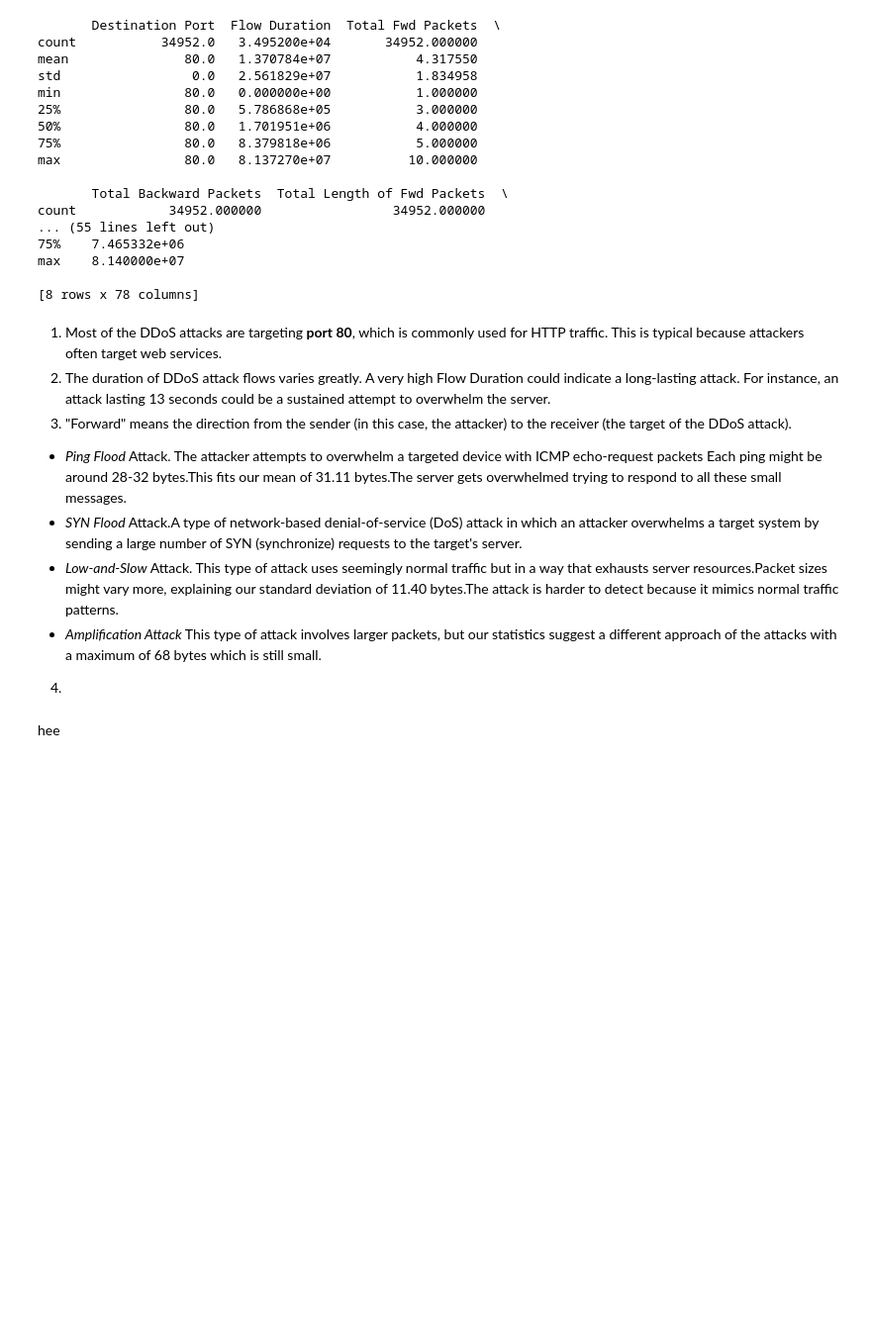
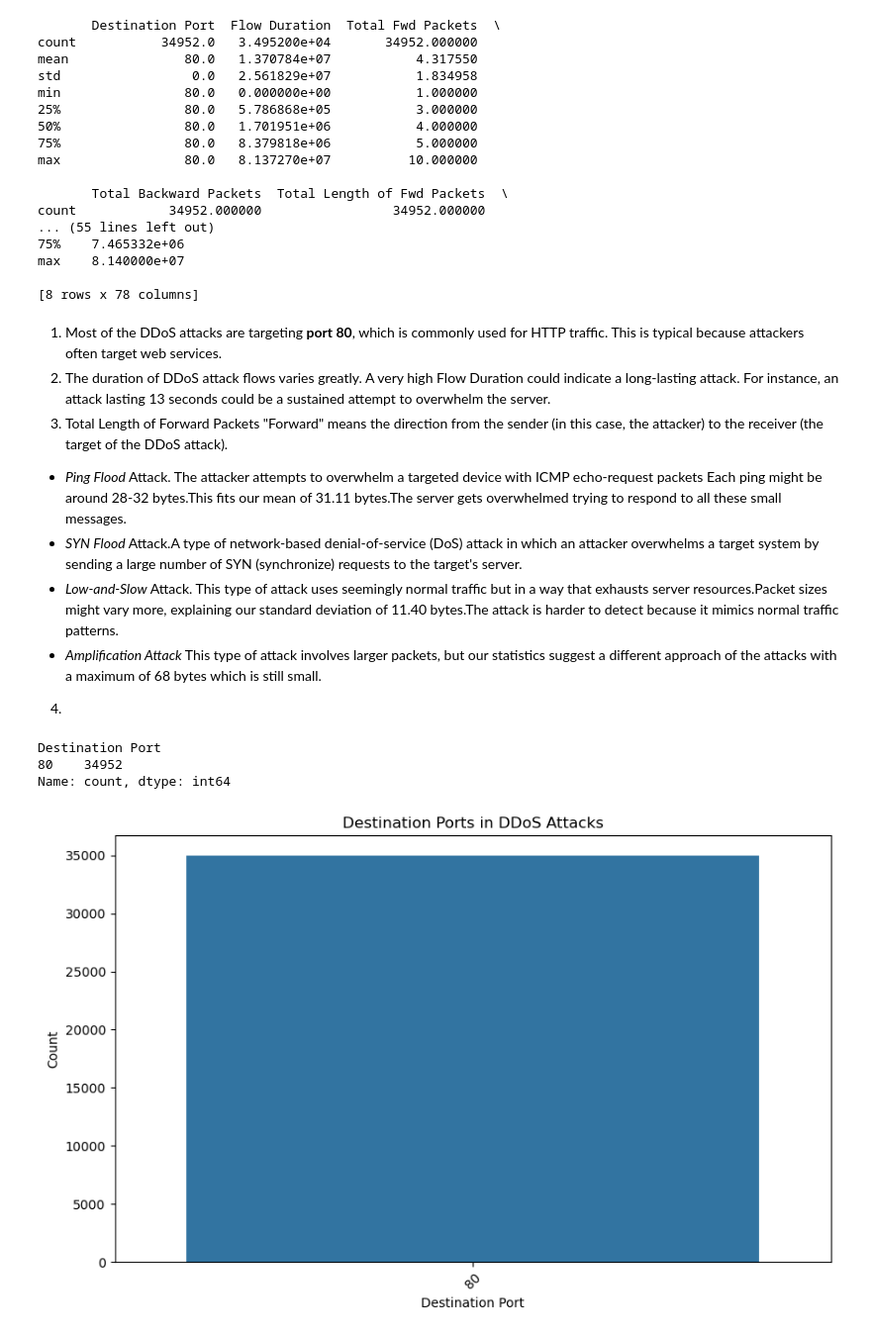
Before and after one commit to Eric-MK/nids_ddos, a Jupyter notebook: notebooks/data_preprocessing.ipynb, the cells around one changed output. Shown: that part at 99% size. Cells and saved outputs as stored; diff of their text form; code cells hidden in the pictures; blank space fills up the shorter version.

```diff
--- a/notebooks/data_preprocessing.ipynb
+++ b/notebooks/data_preprocessing.ipynb
@@ -145,11 +145,29 @@ max    8.140000e+07
 # %% [markdown]
 1. Most of the DDoS attacks are targeting **port 80**, which is commonly used for HTTP traffic. This is typical because attackers often target web services.
 2. The duration of DDoS attack flows varies greatly. A very high Flow Duration could indicate a long-lasting attack. For instance, an attack lasting 13 seconds could be a sustained attempt to overwhelm the server.
-3. "Forward" means the direction from the sender (in this case,  the attacker) to the receiver (the target of the DDoS attack).
+3. Total Length of Forward Packets "Forward" means the direction from the sender (in this case,  the attacker) to the receiver (the target of the DDoS attack).
 - *Ping Flood* Attack. The attacker attempts to overwhelm a targeted device with ICMP echo-request packets Each ping might be around 28-32 bytes.This fits our mean of 31.11 bytes.The server gets overwhelmed trying to respond to all these small messages.
 - *SYN Flood* Attack.A type of network-based denial-of-service (DoS) attack in which an attacker overwhelms a target system by sending a large number of SYN (synchronize) requests to the target's server.
 - *Low-and-Slow* Attack. This type of attack uses seemingly normal traffic but in a way that exhausts server resources.Packet sizes might vary more, explaining our standard deviation of 11.40 bytes.The attack is harder to detect because it mimics normal traffic patterns.
 - *Amplification Attack* This type of attack involves larger packets, but our statistics suggest a different approach of the attacks with a maximum of 68 bytes which is still small.
 4.
-# %% [markdown]
-hee
+# %%
+ddos_data = data_nona[data_nona['Label'] == 'DDoS']
+
+ddos_data['Destination Port'].value_counts()
+# %% [output]
+Destination Port
+80    34952
+Name: count, dtype: int64
+# %%
+
+# Plot the count plot
+plt.figure(figsize=(10, 6))
+sns.countplot(x='Destination Port', data=ddos_data)
+plt.title('Destination Ports in DDoS Attacks')
+plt.xlabel('Destination Port')
+plt.ylabel('Count')
+plt.xticks(rotation=45)
+plt.show()
+# %% [output]
+[figure, added]
```
Also changed, not shown: parts of 18 cells of this notebook.
